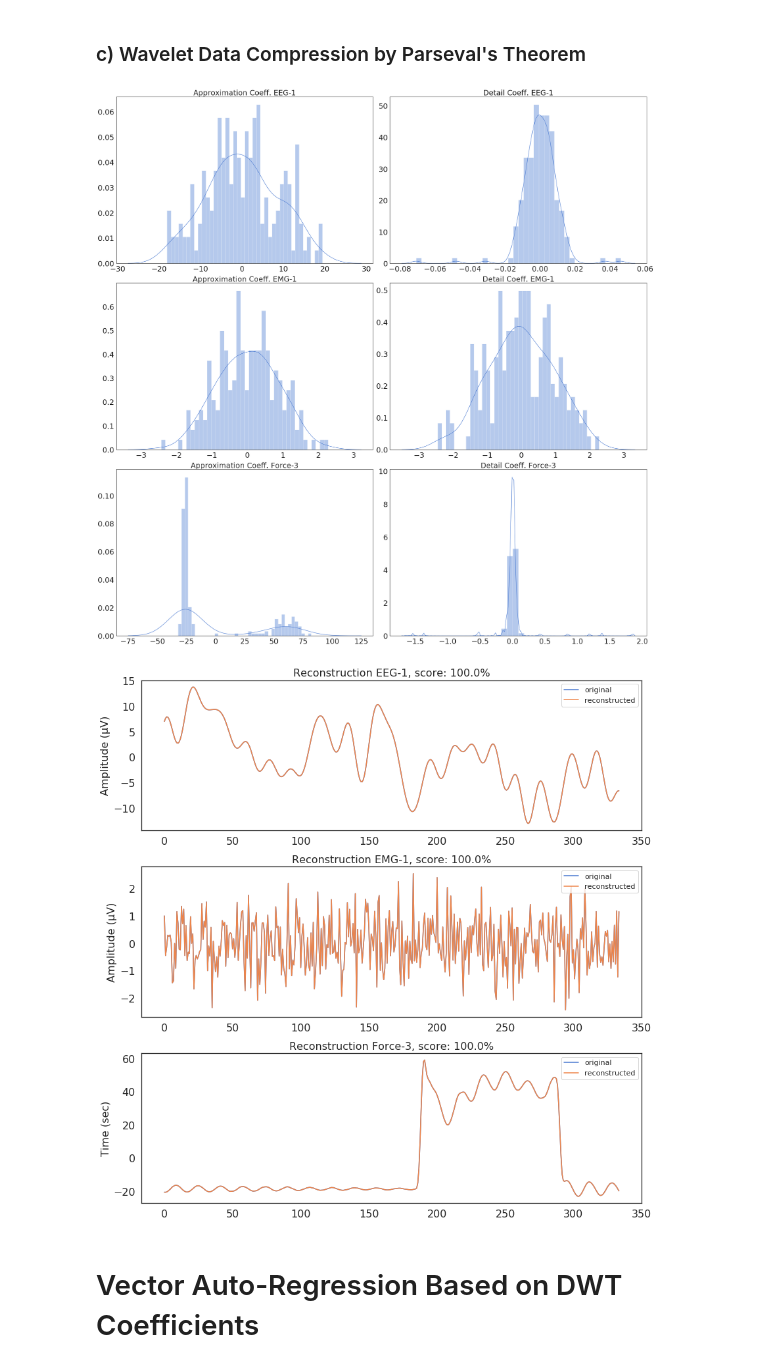
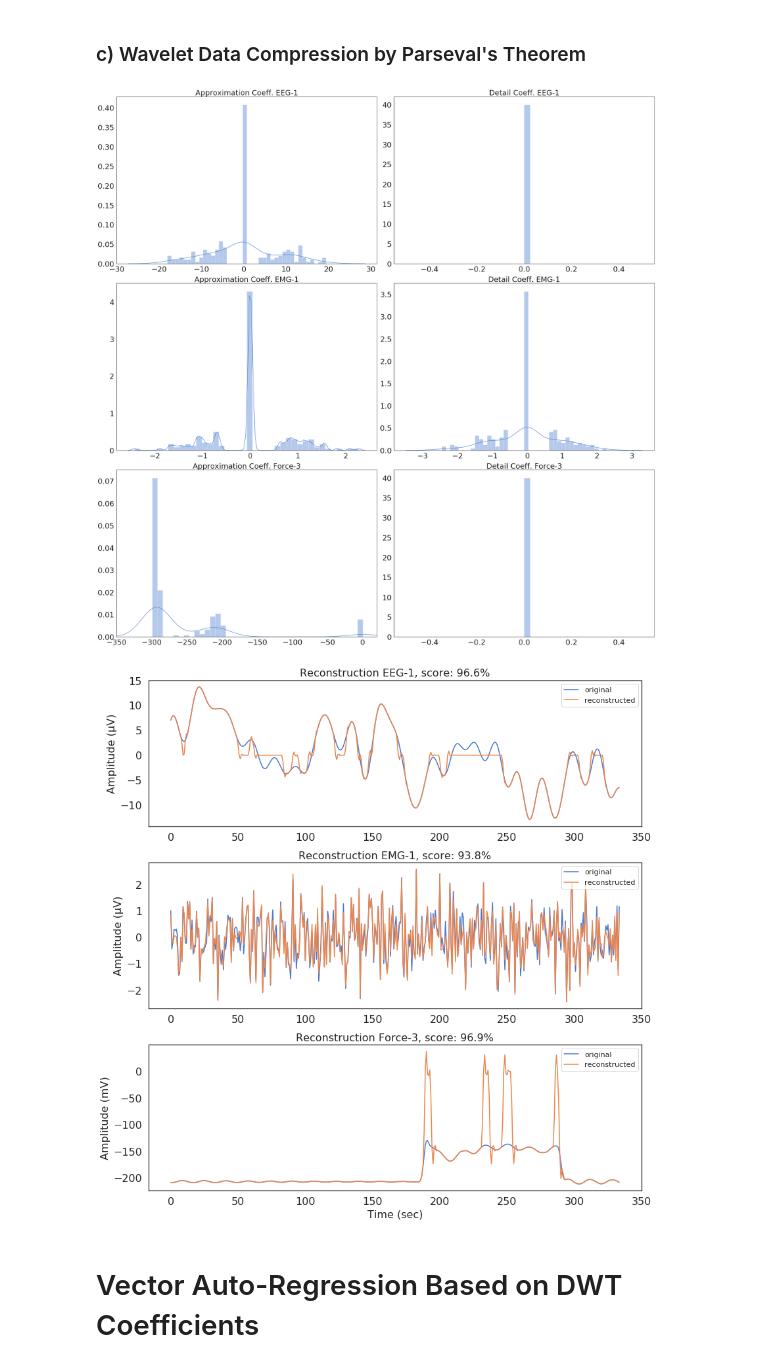
Before and after one commit to andac-demir/HapticsDynamicSystemIdentification, a Jupyter notebook: spectralAnalysis.ipynb, the cells around one changed output. Drawn from its saved outputs; the diff is of its cells as text; code cells hidden in the pictures.

```diff
--- a/spectralAnalysis.ipynb
+++ b/spectralAnalysis.ipynb
@@ -28,6 +30,7 @@ from math import floor
 num_eeg_ch = 14
 num_emg_ch = 4
 num_force_ch = 3
+num_ch = num_eeg_ch + num_emg_ch + num_force_ch
 num_conds = 18
 file = loadmat('YZ1200Hz.mat')
 data = pd.DataFrame(columns=['EEG-1','EEG-2','EEG-3','EEG-4','EEG-5',
@@ -51,11 +54,12 @@ num_trials = file['EEGSeg_Ch'][0,0][0,cond].shape[0]
 num_samples_per_trial = file['EEGSeg_Ch'][0,0][0,cond].shape[1]
 
 data_splitBy_trials = np.array_split(data, num_trials)
-# mean subtraction in each trial from the eeg columns
-# for subtracting dc shift
+# mean subtraction in each trial from the eeg and emg columns for removing dc drift
 for trial in range(num_trials):
-    data_splitBy_trials[trial].iloc[:,:] -= data_splitBy_trials[trial].iloc[:,:].mean()
+    data_splitBy_trials[trial].iloc[:,:18] -= data_splitBy_trials[trial].iloc[:,:18].mean()
     # convert volts to microvolts for EEG and EMG channels
     data_splitBy_trials[trial].values[:,:18] *= 1e6
     # convert volts to milivolts for force channels
     data_splitBy_trials[trial].values[:,18:] *= 1e3
+
+data_splitBy_trials[0].head(10) # first 10 samples of the first trial
@@ -221,6 +238,7 @@ def hist_dwtCoeffs(list_of_coeffs):
     axes[1, 1].set_title('Detail Coeff. EMG-1', fontsize=30)
     axes[2, 0].set_title('Approximation Coeff. Force-3', fontsize=30)
     axes[2, 1].set_title('Detail Coeff. Force-3', fontsize=30)
+    axes[2, 0].set_xlim([-350, 20])
 
     plt.tight_layout()
 
@@ -313,30 +331,19 @@ plt.tight_layout()
 # %% [markdown]
 ### c) Wavelet Data Compression by Parseval's Theorem
 # %%
-def retain_energy(cA, cD, original_signal, retained_ratio=0.70):
+def retain_energy(cA, cD, original_signal, retained_ratio=.99):
     energy = norm(original_signal) ** 2 # energy of the original signal
-    sorted_cA = sorted(cA)[::-1] # dwt coeffs sorted in a decreasing order
-    sorted_cD = sorted(cD)[::-1]
-    sum, i, j = 0, 0, 0
+    c = cA + cD
+    sorted_c = sorted(c, key=abs)[::-1] # dwt coeffs sorted in a decreasing order of their magnitude
+    sum, i = 0, 0
     # evaluate the energy of the compressed signal until a certain amount of energy
     # from the original signal is retained.
-    while sum < int(energy * retained_ratio):
-        if sorted_cA[i] >= sorted_cD[j]:
-            if i+1 < len(sorted_cA):
-                sum += sorted_cA[i] ** 2
-                i += 1
-            else:
-                sum += sorted_cD[j] ** 2
-                j += 1
-        if sorted_cA[i] < sorted_cD[j]:
-            if j+1 < len(sorted_cD):
-                sum += sorted_cD[j] ** 2
-                j += 1
-            else:
-                sum += sorted_cA[i] ** 2
-                i += 1
-    cA = threshold_coeffs(cA, threshold=sorted_cA[i], soft=False)
-    cD = threshold_coeffs(cD, threshold=sorted_cD[j], soft=False)
+    while sum <= energy * retained_ratio:
+        sum += sorted_c[i] ** 2
+        i += 1
+    th = abs(sorted_c[i])
+    cA = threshold_coeffs(cA, threshold=th, soft=False)
+    cD = threshold_coeffs(cD, threshold=th, soft=False)
     return cA, cD
 
 retained_list_of_coeffs = []
@@ -346,35 +353,35 @@ split_list = [list_of_coeffs[i:i+2] for i in range(0, len(list_of_coeffs), 2)]
 for coeffs, signal in zip(split_list, [eeg_signal_1, emg_signal_1, force_signal_3]):
     retained_list_of_coeffs.append(retain_energy(coeffs[0], coeffs[1], signal)[0])
     retained_list_of_coeffs.append(retain_energy(coeffs[0], coeffs[1], signal)[1])
 
 hist_dwtCoeffs(retained_list_of_coeffs)
 
 # Plot the reconstructed signals and show reconstruction scores
 scores, reconstructed_sigs = [], []
 fig, axes = plt.subplots(3, figsize=(12,12), sharex=False)
 for i, signal in enumerate([eeg_signal_1, emg_signal_1, force_signal_3]):
     axes[i].plot(time, signal, label='original')
     cA = retained_list_of_coeffs[2*i]
     cD = retained_list_of_coeffs[2*i+1]
     reconstructed_sigs.append(pywt.idwt(cA, cD, 'db4'))
     scores.append(get_reconstruction_score(signal, reconstructed_sigs[-1][:-1]))
 
 for i, recon in enumerate(reconstructed_sigs):
     axes[i].plot(time, recon[:-1], label='reconstructed')
     axes[i].tick_params(axis='both', which='major', labelsize=16)
     axes[i].legend(loc='upper right')
 
 axes[0].set_title('Reconstruction EEG-1, score: %.1f' %scores[0]+'%', fontsize=16)
 axes[0].set_ylabel('Amplitude (\u03bcV)', fontsize=16)
 axes[1].set_title('Reconstruction EMG-1, score: %.1f' %scores[1]+'%', fontsize=16)
 axes[1].set_ylabel('Amplitude (\u03bcV)', fontsize=16)
 axes[2].set_title('Reconstruction Force-3, score: %.1f' %scores[2]+'%', fontsize=16)
 axes[2].set_ylabel('Amplitude (mV)', fontsize=16)
-axes[2].set_ylabel('Time (sec)', fontsize=16)
+axes[2].set_xlabel('Time (sec)', fontsize=16)
 
 plt.tight_layout()
 # %% [output]
-[figure, old version]
+[figure, new version]
-[figure, old version]
+[figure, new version]
 # %% [markdown]
 # Vector Auto-Regression Based on DWT Coefficients
```
Also changed, not shown: parts of 16 cells of this notebook, 1 other file.
